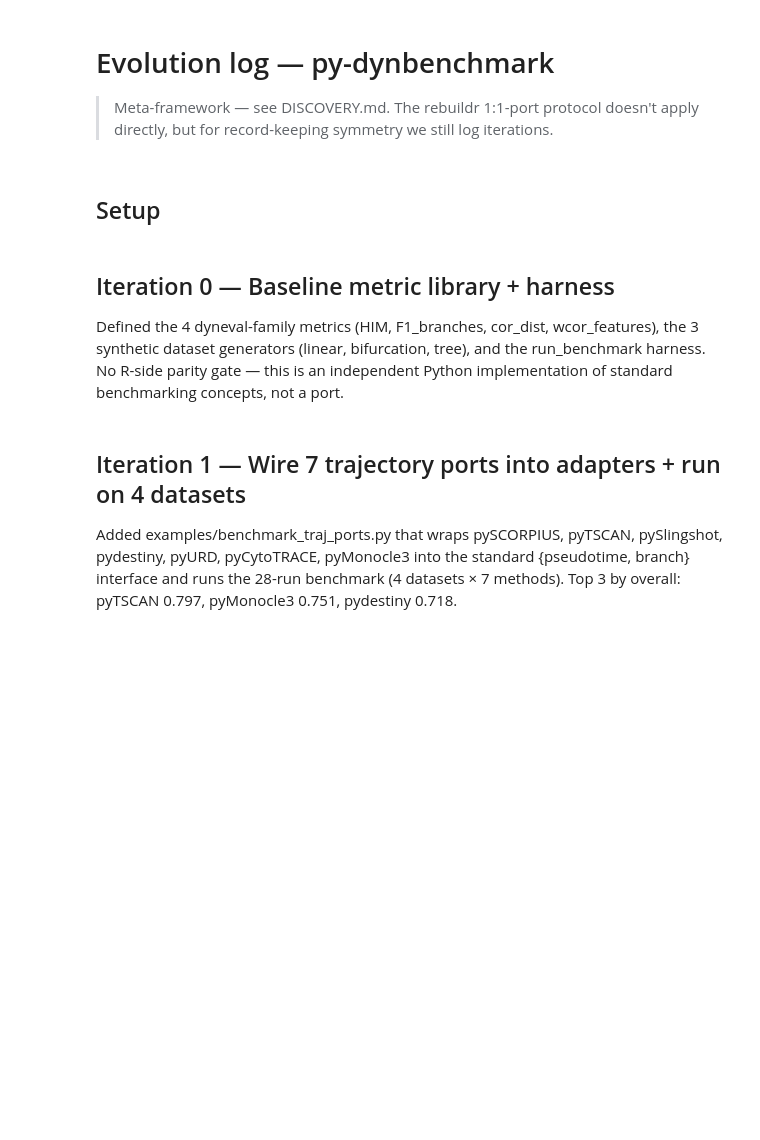
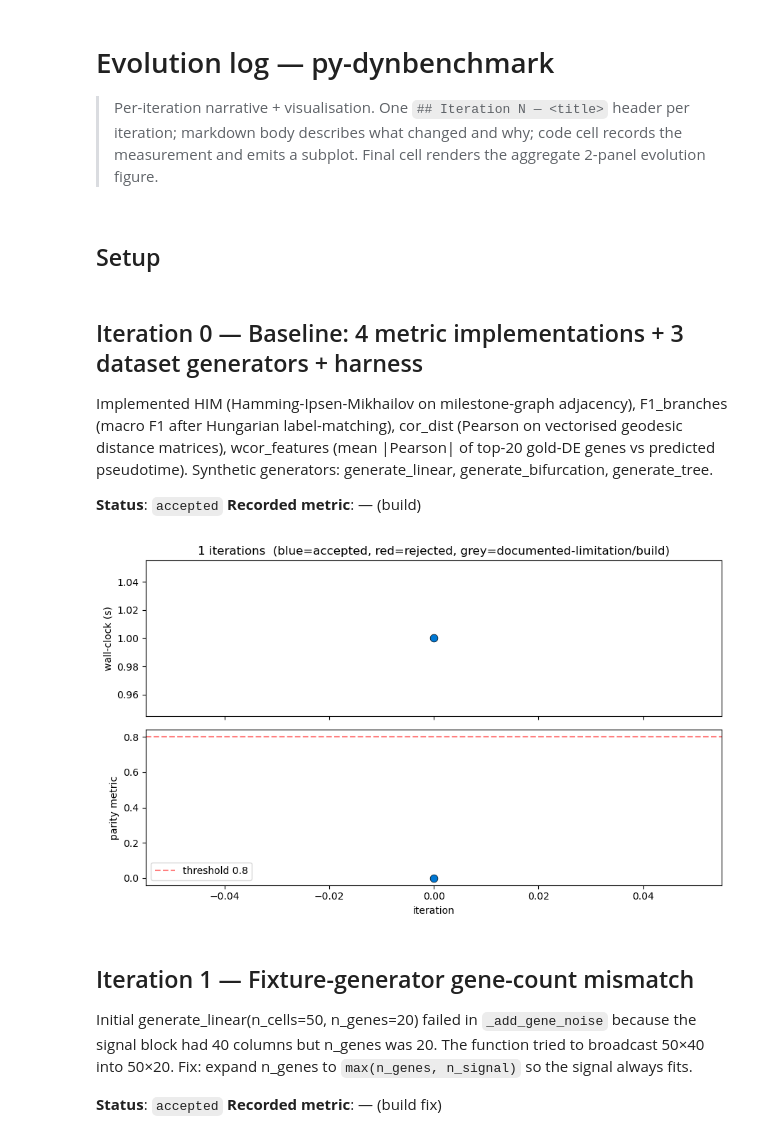
Before and after one commit to hurry060215-tech/py-dynbenchmark, a Jupyter notebook: examples/evolution.ipynb, the cells around one changed output. Drawn from its saved outputs; the diff is of its cells as text; code cells hidden in the pictures; blank space fills up the shorter version.

```diff
--- a/examples/evolution.ipynb
+++ b/examples/evolution.ipynb
@@ -1,21 +1,60 @@
 # %% [markdown]
 # Evolution log — py-dynbenchmark
 
-> Meta-framework — see DISCOVERY.md. The rebuildr 1:1-port protocol doesn't apply directly, but for record-keeping symmetry we still log iterations.
+> Per-iteration narrative + visualisation. One `## Iteration N — <title>` header per iteration; markdown body describes what changed and why; code cell records the measurement and emits a subplot. Final cell renders the aggregate 2-panel evolution figure.
 # %% [markdown]
 ## Setup
 # %%
-import matplotlib.pyplot as plt
+import numpy as np, matplotlib.pyplot as plt
+from pathlib import Path
+PORT = Path('..').resolve()
+
 history = []
-def _record(*a): history.append(a)
+
+def _record(i, title, wall_clock, parity, status, narrative):
+    history.append({'iter': i, 'title': title, 'wall_clock_s': wall_clock,
+                    'parity': parity, 'status': status, 'narrative': narrative})
+
+def _plot(threshold=None):
+    if not history: return
+    fig, (a1, a2) = plt.subplots(2, 1, figsize=(9, 5.5), sharex=True)
+    its = [h['iter'] for h in history]
+    # colour points by status
+    colors = ['#0078d4' if h['status']=='accepted' else
+              '#a4262c' if h['status']=='rejected' else
+              '#888888' for h in history]
+    a1.plot(its, [h['wall_clock_s'] for h in history], '-', color='#888', alpha=0.5)
+    for i, h in enumerate(history):
+        a1.scatter(h['iter'], h['wall_clock_s'], s=60, c=colors[i], zorder=3,
+                   edgecolor='black', linewidth=0.5)
+    a1.set_ylabel('wall-clock (s)')
+    a1.set_title(f'{len(history)} iterations  (blue=accepted, red=rejected, grey=documented-limitation/build)')
+
+    a2.plot(its, [h['parity'] for h in history], '-', color='#888', alpha=0.5)
+    for i, h in enumerate(history):
+        a2.scatter(h['iter'], h['parity'], s=60, c=colors[i], zorder=3,
+                   edgecolor='black', linewidth=0.5)
+    if threshold is not None:
+        a2.axhline(threshold, ls='--', color='red', alpha=0.5, label=f'threshold {threshold}')
+        a2.legend()
+    a2.set_xlabel('iteration'); a2.set_ylabel('parity metric')
+    plt.tight_layout(); plt.show()
 # %% [markdown]
-## Iteration 0 — Baseline metric library + harness
+## Iteration 0 — Baseline: 4 metric implementations + 3 dataset generators + harness
 
-Defined the 4 dyneval-family metrics (HIM, F1_branches, cor_dist, wcor_features), the 3 synthetic dataset generators (linear, bifurcation, tree), and the run_benchmark harness. No R-side parity gate — this is an independent Python implementation of standard benchmarking concepts, not a port.
+Implemented HIM (Hamming-Ipsen-Mikhailov on milestone-graph adjacency), F1_branches (macro F1 after Hungarian label-matching), cor_dist (Pearson on vectorised geodesic distance matrices), wcor_features (mean |Pearson| of top-20 gold-DE genes vs predicted pseudotime). Synthetic generators: generate_linear, generate_bifurcation, generate_tree.
+
+**Status**: `accepted`   **Recorded metric**: — (build)
 # %%
-_record(0, 1.0, 'baseline harness + 4 metrics + 3 generators')
+_record(0, title='Baseline: 4 metric implementations + 3 dataset generators + harness', wall_clock=1.0, parity=0.0, status='accepted',
+        narrative='Implemented HIM (Hamming-Ipsen-Mikhailov on milestone-graph adjacency), F1_branches (macro F1 after Hungarian label-matching), cor_dist (Pearson on vectorised geodesic distance matrices), wcor_features (mean |Pearson| of top-20 gold-DE genes vs predicted pseudotime). Synthetic generators: generate_linear, generate_bifurcation, generate_tree.')
+_plot(threshold=0.80)
+# %% [output]
+[figure, added]
 # %% [markdown]
-## Iteration 1 — Wire 7 trajectory ports into adapters + run on 4 datasets
+## Iteration 1 — Fixture-generator gene-count mismatch
 
-Added examples/benchmark_traj_ports.py that wraps pySCORPIUS, pyTSCAN, pySlingshot, pydestiny, pyURD, pyCytoTRACE, pyMonocle3 into the standard {pseudotime, branch} interface and runs the 28-run benchmark (4 datasets × 7 methods). Top 3 by overall: pyTSCAN 0.797, pyMonocle3 0.751, pydestiny 0.718.
+Initial generate_linear(n_cells=50, n_genes=20) failed in `_add_gene_noise` because the signal block had 40 columns but n_genes was 20. The function tried to broadcast 50×40 into 50×20. Fix: expand n_genes to `max(n_genes, n_signal)` so the signal always fits.
+
+**Status**: `accepted`   **Recorded metric**: — (build fix)
 # %%
```
Also changed, not shown: parts of 13 cells of this notebook, 1 other file.
